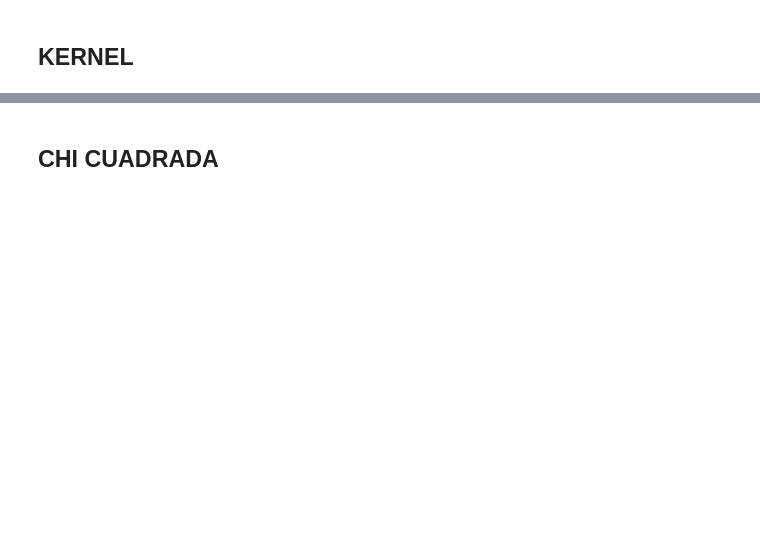
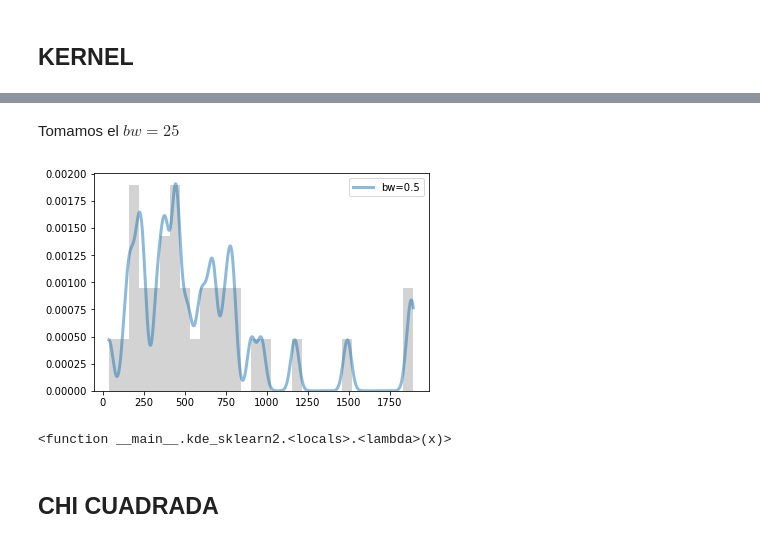
Before and after one commit to BetsyTorres/Proyecto_TorresBetsy_AntonKarla, a Jupyter notebook: Proy_Final.ipynb, the cells around one changed output, grey strips where cells are left out. Cells and saved outputs as stored; diff of their text form; code cells hidden in the pictures; blank space fills up the shorter version.

```diff
--- a/Proy_Final.ipynb
+++ b/Proy_Final.ipynb
@@ -280,2 +293,27 @@ ax.set_xlim(0, 500);
+# %% [markdown]
+Tomamos el $bw=25$
+# %%
+#Variable aleatorias y aceptación y rechazo
+fig, ax = plt.subplots()
+ax.plot(x_grid, kde_sklearn(suicidios.iloc[1:,3], x_grid, bandwidth=25),
+        label='bw=0.5'.format(bandwidth), linewidth=3, alpha=0.5)
+ax.hist(suicidios.iloc[1:,3], 30, fc='lightgrey', histtype='stepfilled', alpha=1, density=True)
+ax.legend(loc='upper right')
+plt.show()
+# %% [output]
+[figure, added]
+# %%
+def kde_sklearn2(x, x_grid, bandwidth=0.2, **kwargs):
+    """Kernel Density Estimation with Scikit-learn"""
+    kde_skl = KernelDensity(bandwidth=bandwidth, **kwargs)
+    kde_skl.fit(x[:, np.newaxis])
+    # score_samples() returns the log-likelihood of the samples
+    pdf = lambda x: np.exp(kde_skl.score_samples(x[:, np.newaxis]))
+    return pdf
+
+fx = kde_sklearn2(suicidios.iloc[1:,3],x_grid)
+fx
+# %% [output]
+<function __main__.kde_sklearn2.<locals>.<lambda>(x)>
 # %% [markdown]
 ## CHI CUADRADA
```
Also changed, not shown: parts of 15 cells of this notebook.
